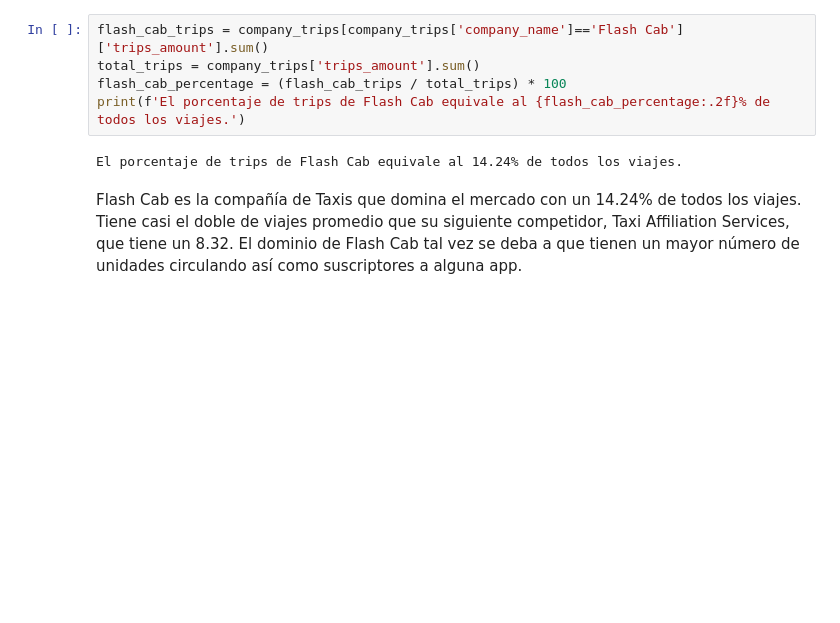
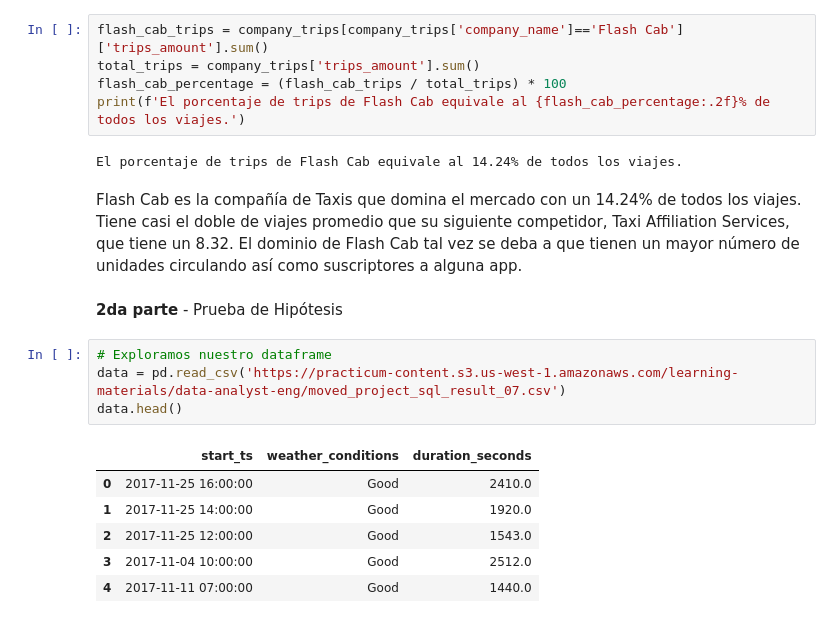
Before and after one commit to latostadorano/tt_s8_taxis, a Jupyter notebook: taxis.ipynb, the cells around one changed output. Saved outputs shown, nothing was run; the diff lists cells and outputs as text; blank space fills up the shorter version.

```diff
--- a/taxis.ipynb
+++ b/taxis.ipynb
@@ -233,3 +234,16 @@ El porcentaje de trips de Flash Cab equivale al 14.24% de todos los viajes.
 # %% [markdown]
 Flash Cab es la compañía de Taxis que domina el mercado con un 14.24% de todos los viajes. Tiene casi el doble de viajes promedio que su siguiente competidor, Taxi Affiliation Services, que tiene un 8.32.
 El dominio de Flash Cab tal vez se deba a que tienen un mayor número de unidades circulando así como suscriptores a alguna app.
+# %% [markdown]
+**2da parte** - Prueba de Hipótesis
+# %%
+# Exploramos nuestro dataframe
+data = pd.read_csv('https://practicum-content.s3.us-west-1.amazonaws.com/learning-materials/data-analyst-eng/moved_project_sql_result_07.csv')
+data.head()
+# %% [output]
+|  | start_ts | weather_conditions | duration_seconds |
+| 0 | 2017-11-25 16:00:00 | Good | 2410.0 |
+| 1 | 2017-11-25 14:00:00 | Good | 1920.0 |
+| 2 | 2017-11-25 12:00:00 | Good | 1543.0 |
+| 3 | 2017-11-04 10:00:00 | Good | 2512.0 |
+| 4 | 2017-11-11 07:00:00 | Good | 1440.0 |
```
Also changed, not shown: parts of 6 cells of this notebook.
